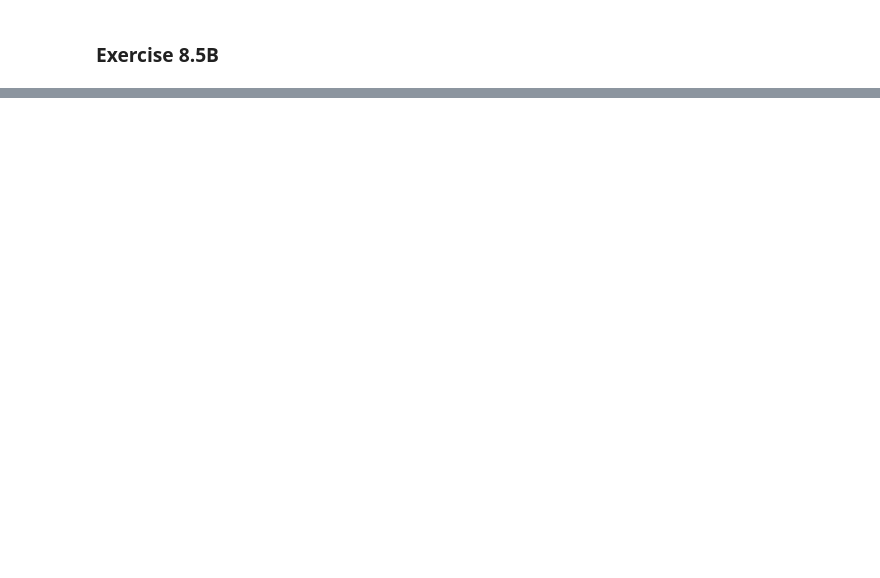
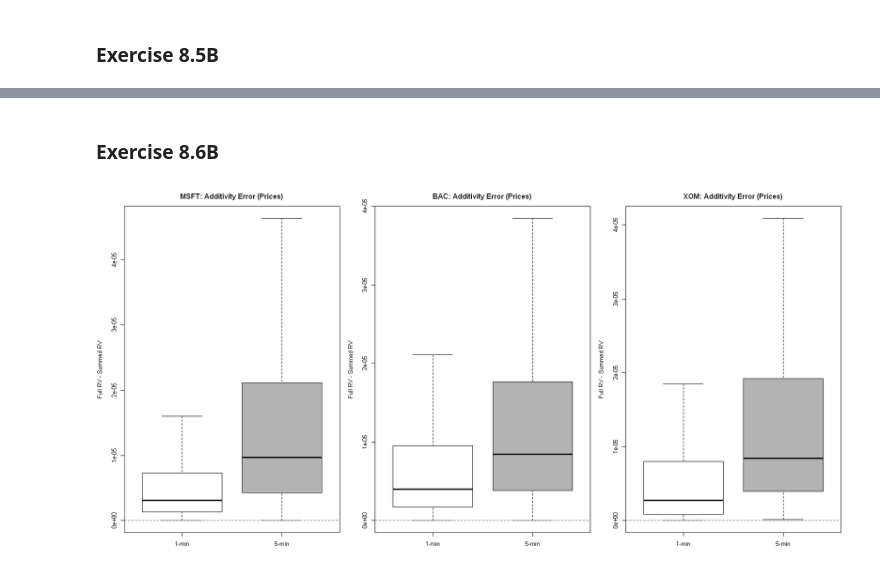
Before and after one commit to ahojdobryden/FiCox, a Jupyter notebook: HA3/HW3.ipynb, the cells around one changed output, grey strips where cells are left out. Cells and saved outputs as stored; diff of their text form; code cells hidden in the pictures; blank space fills up the shorter version.

```diff
--- a/HA3/HW3.ipynb
+++ b/HA3/HW3.ipynb
@@ -1409,0 +1563,18 @@ print(colMeans(xom_combined_pr_5min[, 2:6], na.rm = TRUE))
+# %% [markdown]
+### Exercise 8.6B
+# %%
+par(mfrow = c(1, 3), mar = c(4, 4, 3, 1))
+stocks <- list(
+  list(name = "MSFT", d1 = msft_rv_diff_pr, d5 = msft_rv_diff_pr_5min),
+  list(name = "BAC",  d1 = bac_rv_diff_pr,  d5 = bac_rv_diff_pr_5min),
+  list(name = "XOM",  d1 = xom_rv_diff_pr,  d5 = xom_rv_diff_pr_5min)
+)
+for (s in stocks) {
+  boxplot(list("1-min" = as.numeric(s$d1), "5-min" = as.numeric(s$d5)),
+          col  = c("white", "gray70"),
+          main = paste0(s$name, ": Additivity Error (Prices)"),
+          ylab = "Full RV - Summed RV", outline = FALSE)
+  abline(h = 0, lty = 2, col = "gray40")
+}
+# %% [output]
+[figure, added]
```
Also changed, not shown: parts of 29 cells of this notebook.
